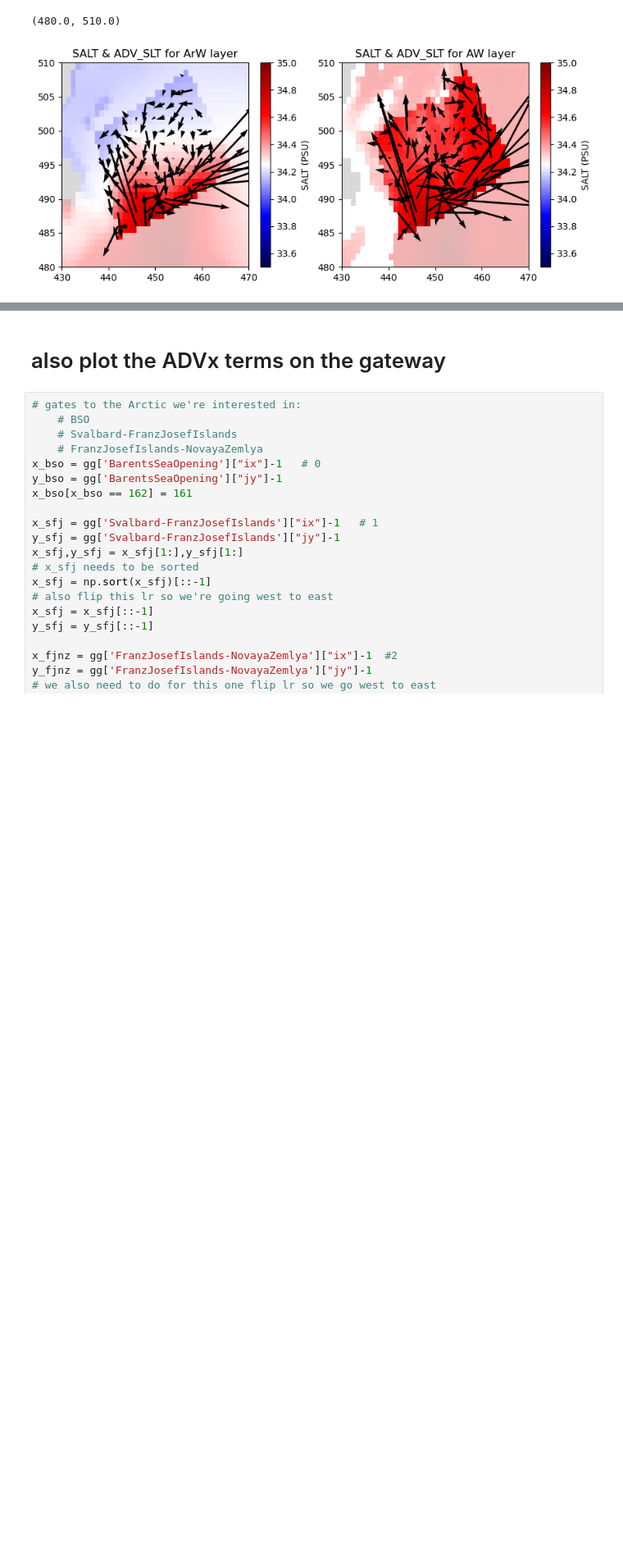
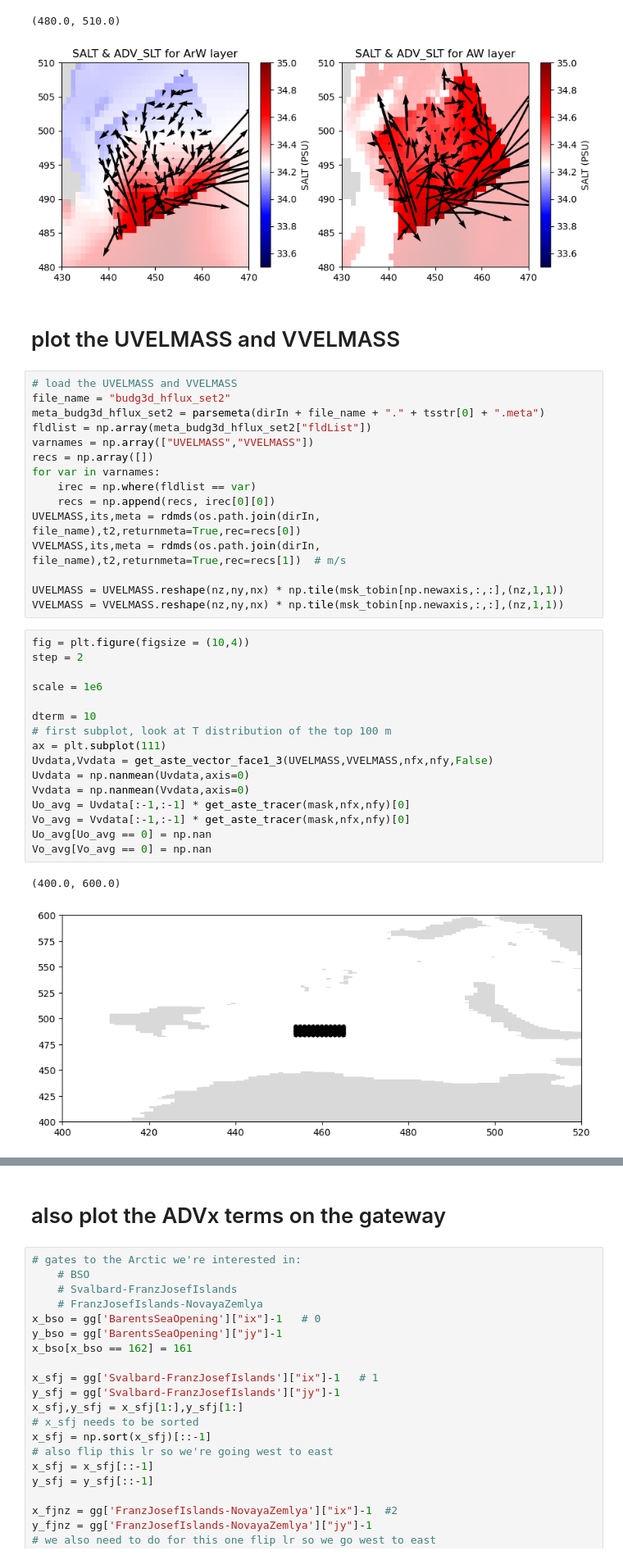
Before and after one commit to margaretmurakami/crios_backups, a Jupyter notebook: ASTE_270/Pemberton_BarentsSpaper/BarentsS_paper/create_maps.ipynb, the cells around one changed output, grey strips where cells are left out. Shown at 82% size. Cells and saved outputs as stored; diff of their text form; blank space fills up the shorter version.

```diff
--- a/ASTE_270/Pemberton_BarentsSpaper/BarentsS_paper/create_maps.ipynb
+++ b/ASTE_270/Pemberton_BarentsSpaper/BarentsS_paper/create_maps.ipynb
@@ -626,3 +702,39 @@ ax.set_ylim(ylims)
 # %% [output]
 (480.0, 510.0)
 [figure]
+# %% [markdown]
+# plot the UVELMASS and VVELMASS
+# %%
+# load the UVELMASS and VVELMASS
+file_name = "budg3d_hflux_set2"
+meta_budg3d_hflux_set2 = parsemeta(dirIn + file_name + "." + tsstr[0] + ".meta")
+fldlist = np.array(meta_budg3d_hflux_set2["fldList"])
+varnames = np.array(["UVELMASS","VVELMASS"])
+recs = np.array([])
+for var in varnames:
+    irec = np.where(fldlist == var)
+    recs = np.append(recs, irec[0][0])
+UVELMASS,its,meta = rdmds(os.path.join(dirIn, file_name),t2,returnmeta=True,rec=recs[0])
+VVELMASS,its,meta = rdmds(os.path.join(dirIn, file_name),t2,returnmeta=True,rec=recs[1])  # m/s
+
+UVELMASS = UVELMASS.reshape(nz,ny,nx) * np.tile(msk_tobin[np.newaxis,:,:],(nz,1,1))
+VVELMASS = VVELMASS.reshape(nz,ny,nx) * np.tile(msk_tobin[np.newaxis,:,:],(nz,1,1))
+# %%
+fig = plt.figure(figsize = (10,4))
+step = 2
+
+scale = 1e6
+
+dterm = 10
+# first subplot, look at T distribution of the top 100 m
+ax = plt.subplot(111)
+Uvdata,Vvdata = get_aste_vector_face1_3(UVELMASS,VVELMASS,nfx,nfy,False)
+Uvdata = np.nanmean(Uvdata,axis=0)
+Vvdata = np.nanmean(Vvdata,axis=0)
+Uo_avg = Uvdata[:-1,:-1] * get_aste_tracer(mask,nfx,nfy)[0]
+Vo_avg = Vvdata[:-1,:-1] * get_aste_tracer(mask,nfx,nfy)[0]
+Uo_avg[Uo_avg == 0] = np.nan
+Vo_avg[Vo_avg == 0] = np.nan
+# %% [output]
+(400.0, 600.0)
+[figure, added]
```
Also changed, not shown: parts of 8 cells of this notebook, 50 other files.
